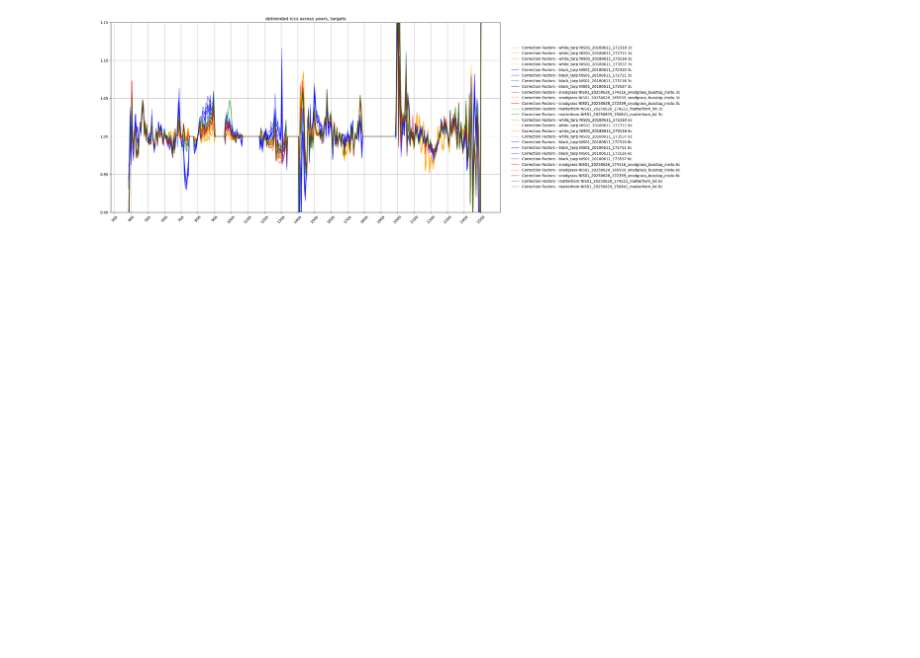
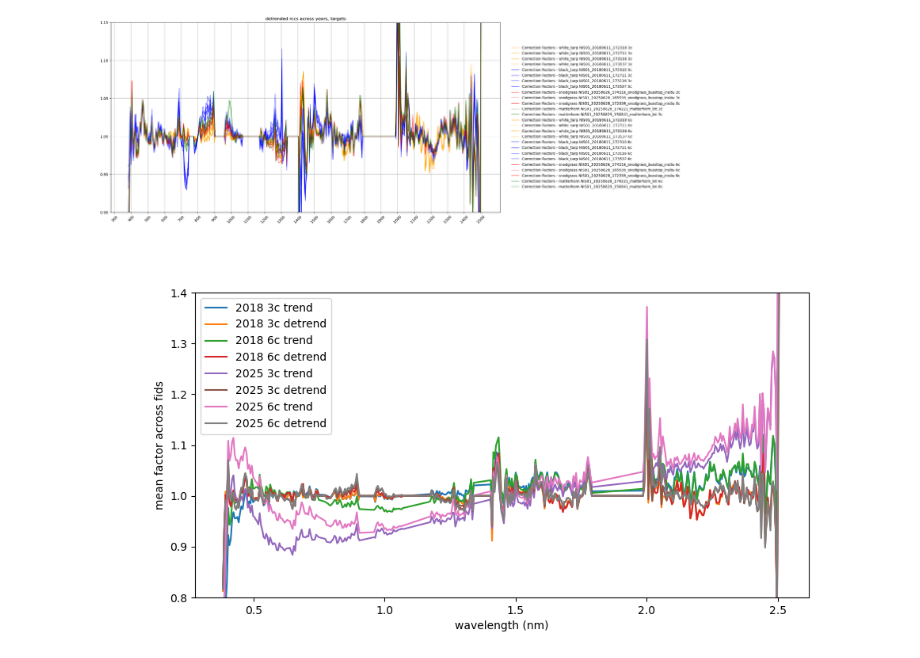
Before and after one commit to erin-carroll/chess-isofit, a Jupyter notebook: rcc_test/compare_rccs.ipynb, the cells around one changed output. Drawn from its saved outputs; the diff is of its cells as text; code cells hidden in the pictures; blank space fills up the shorter version.

Commit message:
exposed mineral surface update

```diff
--- a/rcc_test/compare_rccs.ipynb
+++ b/rcc_test/compare_rccs.ipynb
@@ -475,3 +498,13 @@ plt.show()
 plt.savefig(os.path.join(out_figs, 'all_detrended_rccs.png'), dpi=300, bbox_inches="tight")
 # %% [output]
 [figure]
+# %%
+# get means to use in validation / exposed mineral surface testing
+
+fp = 'data/test_rccs/insitu_rccs_3c6c.pkl'
+with open(fp_out, 'rb') as f:
+    rccs_raw = pickle.load(f)
+# %%
+years = ['2018','2025']
+emulators = ['3c','6c']
+rccs_mean = {y: {e: {} for e in emulators} for y in years}
@@ -477,0 +551,49 @@ plt.savefig(os.path.join(out_figs, 'all_detrended_rccs.png'), dpi=300, bbox_inch
+# %%
+# export
+fp_out = 'data/test_rccs/insitu_rccs_3c6c_mean.pkl'
+# with open(fp_out, 'wb') as f:
+#     pickle.dump(rccs_mean, f)
+with open(fp_out, 'rb') as f:
+    rccs_mean = pickle.load(f)
+# %%
+fig = plt.figure(figsize=(10,5))
+
+year='2018'; emulator='3c'; trend='trend'
+rcc = rccs_mean[year][emulator][trend]
+plt.plot(wl, rcc, label=f'{year} {emulator} {trend}')
+
+year='2018'; emulator='3c'; trend='detrend'
+rcc = rccs_mean[year][emulator][trend]
+plt.plot(wl, rcc, label=f'{year} {emulator} {trend}')
+
+year='2018'; emulator='6c'; trend='trend'
+rcc = rccs_mean[year][emulator][trend]
+plt.plot(wl, rcc, label=f'{year} {emulator} {trend}')
+
+year='2018'; emulator='6c'; trend='detrend'
+rcc = rccs_mean[year][emulator][trend]
+plt.plot(wl, rcc, label=f'{year} {emulator} {trend}')
+
+year='2025'; emulator='3c'; trend='trend'
+rcc = rccs_mean[year][emulator][trend]
+plt.plot(wl, rcc, label=f'{year} {emulator} {trend}')
+
+year='2025'; emulator='3c'; trend='detrend'
+rcc = rccs_mean[year][emulator][trend]
+plt.plot(wl, rcc, label=f'{year} {emulator} {trend}')
+
+year='2025'; emulator='6c'; trend='trend'
+rcc = rccs_mean[year][emulator][trend]
+plt.plot(wl, rcc, label=f'{year} {emulator} {trend}')
+
+year='2025'; emulator='6c'; trend='detrend'
+rcc = rccs_mean[year][emulator][trend]
+plt.plot(wl, rcc, label=f'{year} {emulator} {trend}')
+
+plt.xlabel('wavelength (nm)')
+plt.ylabel('mean factor across fids')
+plt.ylim(0.8,1.4)
+plt.legend()
+plt.show()
+# %% [output]
+[figure, added]
```
Also changed, not shown: parts of 5 cells of this notebook, 1 other file.
